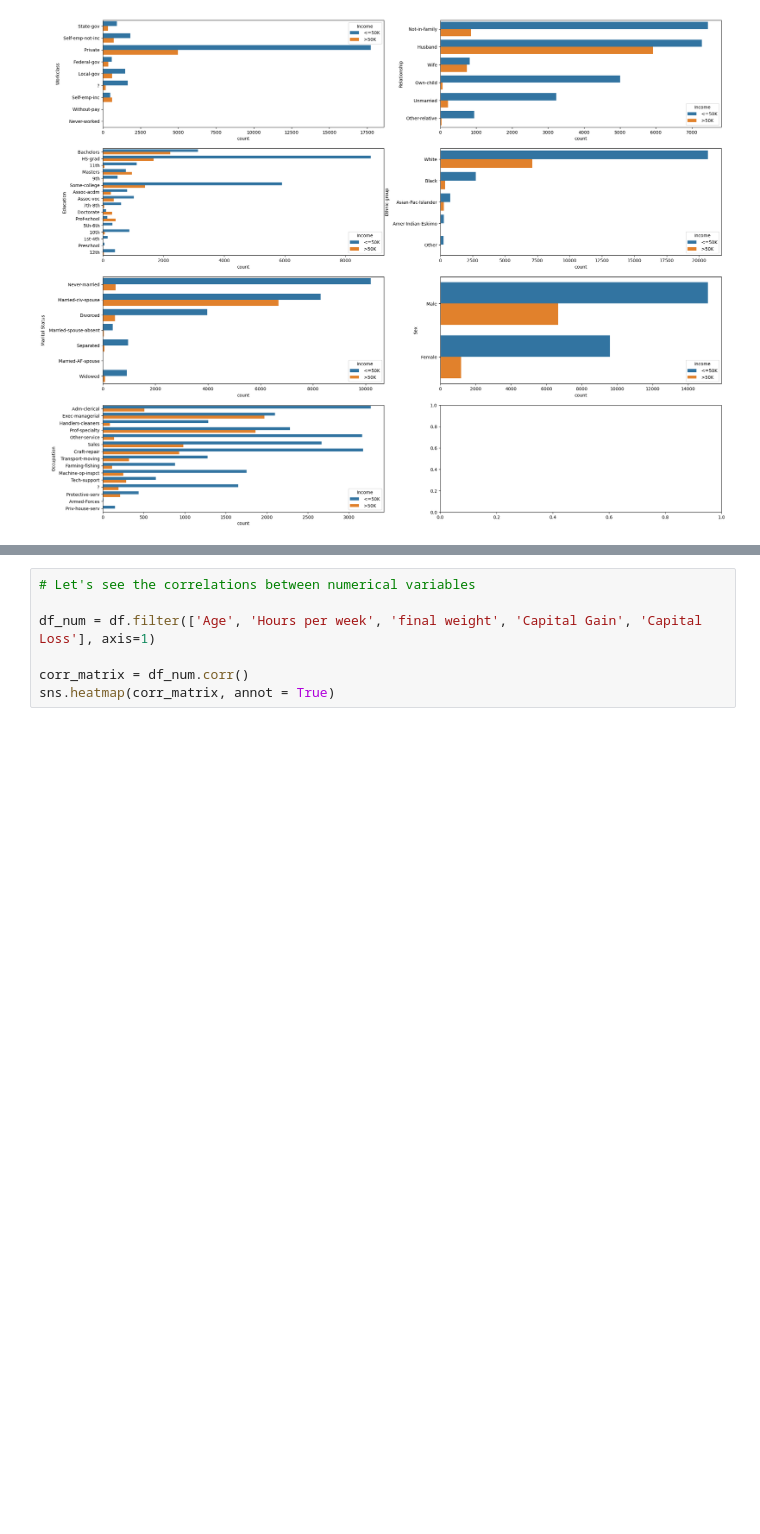
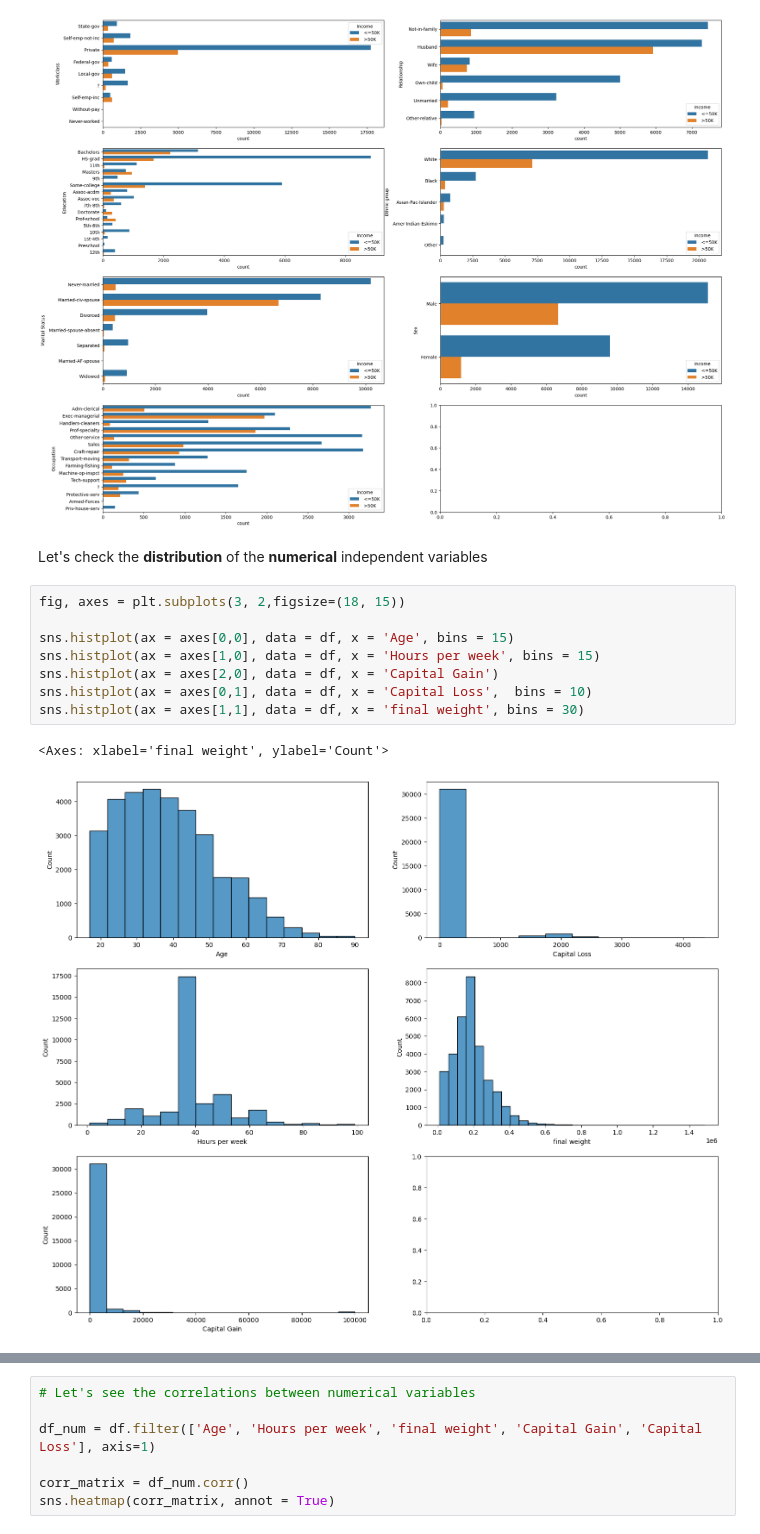
Before and after one commit to nadiia-duiunova/Adults_pet_project, a Jupyter notebook: Adult.ipynb, the cells around one changed output, grey strips where cells are left out. Drawn from its saved outputs; the diff is of its cells as text; blank space fills up the shorter version.

```diff
--- a/Adult.ipynb
+++ b/Adult.ipynb
@@ -118,3 +246,16 @@ sns.countplot(ax = axes[2,1], data=df, y="Sex", hue="Income")
 # %% [output]
 <Axes: xlabel='count', ylabel='Sex'>
 [figure]
+# %% [markdown]
+Let's check the **distribution** of the **numerical** independent variables
+# %%
+fig, axes = plt.subplots(3, 2,figsize=(18, 15))
+
+sns.histplot(ax = axes[0,0], data = df, x = 'Age', bins = 15)
+sns.histplot(ax = axes[1,0], data = df, x = 'Hours per week', bins = 15)
+sns.histplot(ax = axes[2,0], data = df, x = 'Capital Gain')
+sns.histplot(ax = axes[0,1], data = df, x = 'Capital Loss',  bins = 10)
+sns.histplot(ax = axes[1,1], data = df, x = 'final weight', bins = 30)
+# %% [output]
+<Axes: xlabel='final weight', ylabel='Count'>
+[figure, added]
```
Also changed, not shown: parts of 30 cells of this notebook.
